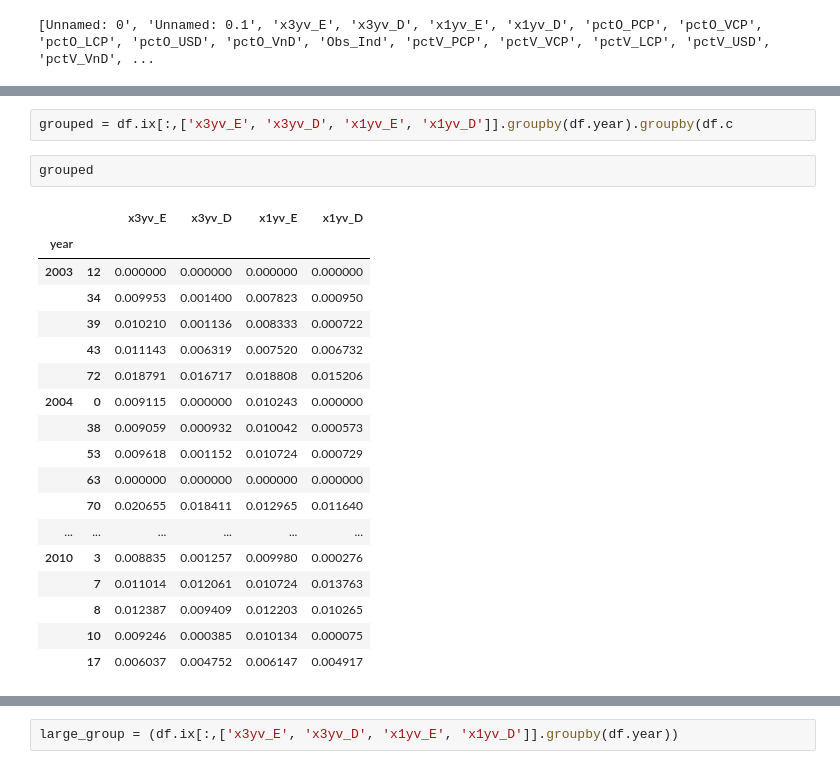
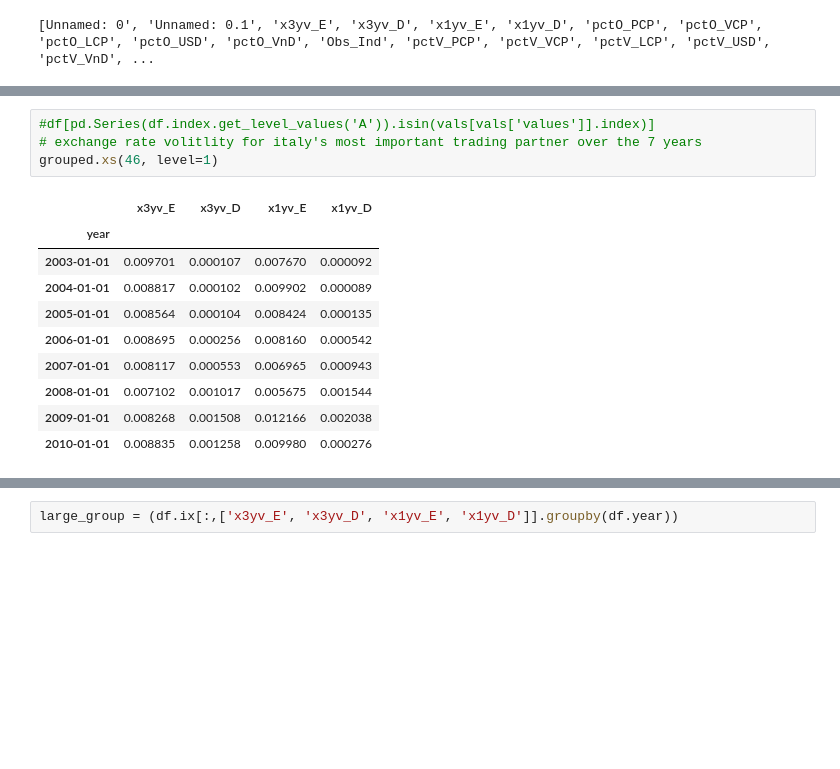
Before and after one commit to agconti/US_Dollar_Vehicle_Currency, a Jupyter notebook: Italian Trade/US_Dollar_Vehicle_Currency.ipynb, the cells around one changed output, grey strips where cells are left out. Cells and saved outputs as stored; diff of their text form; blank space fills up the shorter version.

```diff
--- a/Italian Trade/US_Dollar_Vehicle_Currency.ipynb
+++ b/Italian Trade/US_Dollar_Vehicle_Currency.ipynb
@@ -90,23 +80,15 @@ dtypes: float64(5)
-# %%
-grouped = df.ix[:,['x3yv_E', 'x3yv_D', 'x1yv_E', 'x1yv_D']].groupby(df.year).groupby(df.c
-# %%
-grouped
-# %% [output]
-|  |  | x3yv_E | x3yv_D | x1yv_E | x1yv_D |
-| year |  |  |  |  |  |
-| 2003 | 12 | 0.000000 | 0.000000 | 0.000000 | 0.000000 |
-|  | 34 | 0.009953 | 0.001400 | 0.007823 | 0.000950 |
-|  | 39 | 0.010210 | 0.001136 | 0.008333 | 0.000722 |
-|  | 43 | 0.011143 | 0.006319 | 0.007520 | 0.006732 |
-|  | 72 | 0.018791 | 0.016717 | 0.018808 | 0.015206 |
-| 2004 | 0 | 0.009115 | 0.000000 | 0.010243 | 0.000000 |
-|  | 38 | 0.009059 | 0.000932 | 0.010042 | 0.000573 |
-|  | 53 | 0.009618 | 0.001152 | 0.010724 | 0.000729 |
-|  | 63 | 0.000000 | 0.000000 | 0.000000 | 0.000000 |
-|  | 70 | 0.020655 | 0.018411 | 0.012965 | 0.011640 |
-| ... | ... | ... | ... | ... | ... |
-| 2010 | 3 | 0.008835 | 0.001257 | 0.009980 | 0.000276 |
-|  | 7 | 0.011014 | 0.012061 | 0.010724 | 0.013763 |
-|  | 8 | 0.012387 | 0.009409 | 0.012203 | 0.010265 |
-|  | 10 | 0.009246 | 0.000385 | 0.010134 | 0.000075 |
-|  | 17 | 0.006037 | 0.004752 | 0.006147 | 0.004917 |
+# %%
+#df[pd.Series(df.index.get_level_values('A')).isin(vals[vals['values']].index)]
+# exchange rate volitlity for italy's most important trading partner over the 7 years
+grouped.xs(46, level=1)
+# %% [output]
+|  | x3yv_E | x3yv_D | x1yv_E | x1yv_D |
+| year |  |  |  |  |
+| 2003-01-01 | 0.009701 | 0.000107 | 0.007670 | 0.000092 |
+| 2004-01-01 | 0.008817 | 0.000102 | 0.009902 | 0.000089 |
+| 2005-01-01 | 0.008564 | 0.000104 | 0.008424 | 0.000135 |
+| 2006-01-01 | 0.008695 | 0.000256 | 0.008160 | 0.000542 |
+| 2007-01-01 | 0.008117 | 0.000553 | 0.006965 | 0.000943 |
+| 2008-01-01 | 0.007102 | 0.001017 | 0.005675 | 0.001544 |
+| 2009-01-01 | 0.008268 | 0.001508 | 0.012166 | 0.002038 |
+| 2010-01-01 | 0.008835 | 0.001258 | 0.009980 | 0.000276 |
```
Also changed, not shown: parts of 15 cells of this notebook.
